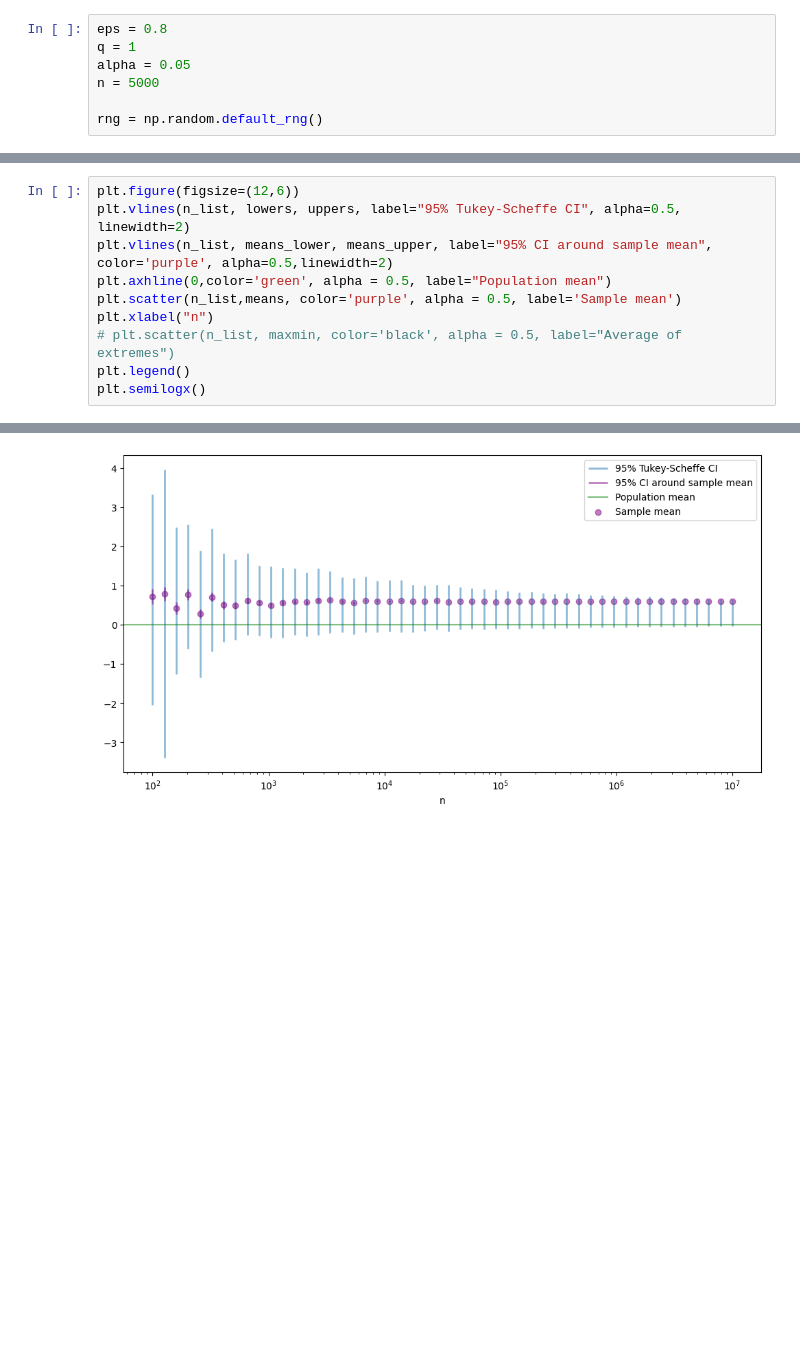
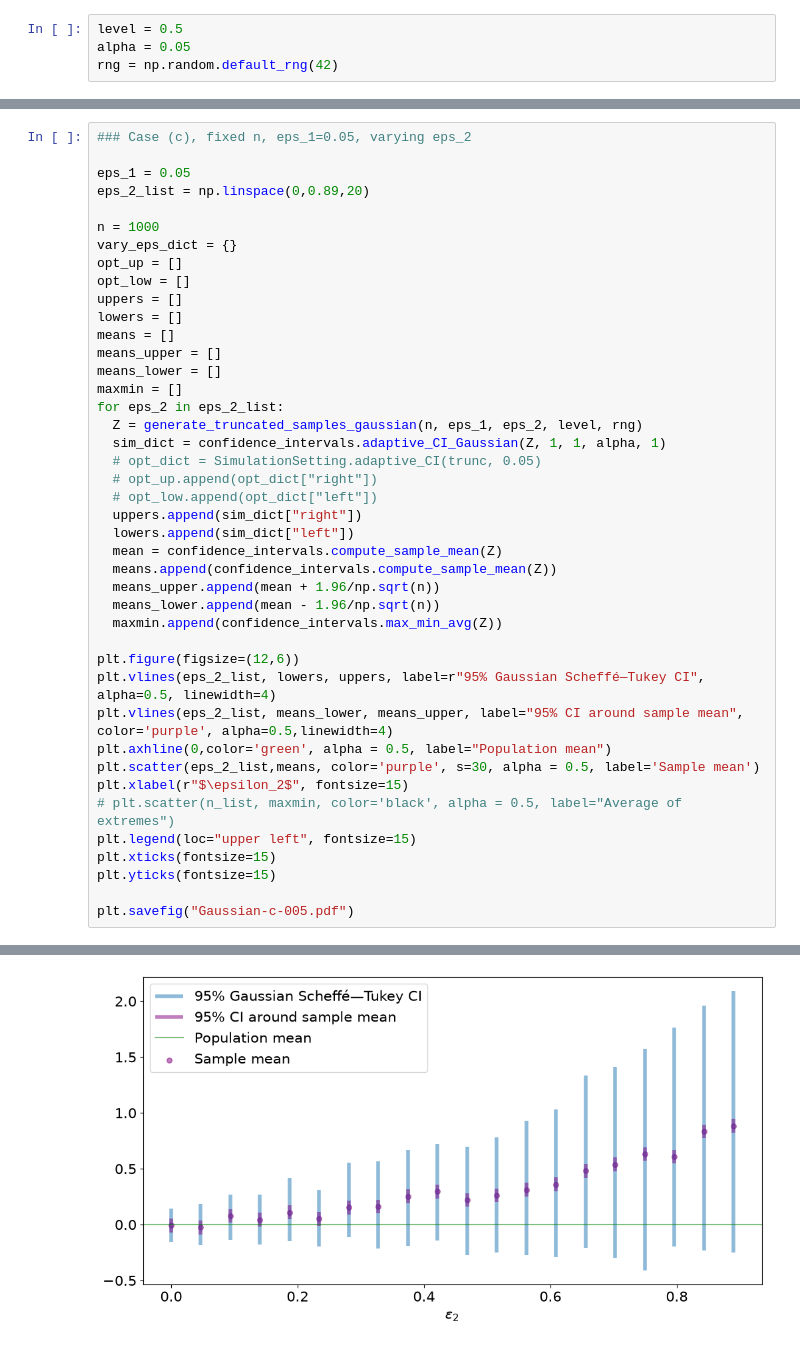
Before and after one commit to kabirverchand/AdaptiveCI, a Jupyter notebook: Gaussian-CI.ipynb, the cells around one changed output, grey strips where cells are left out. Cells and saved outputs as stored; diff of their text form; blank space fills up the shorter version.

Commit message:
Update simulations and clean old files

```diff
--- a/Gaussian-CI.ipynb
+++ b/Gaussian-CI.ipynb
@@ -7,7 +53,4 @@ import pandas as pd
 # %%
-eps = 0.8
-q = 1
+level = 0.5
 alpha = 0.05
-n = 5000
-
-rng = np.random.default_rng()
+rng = np.random.default_rng(42)
@@ -39,11 +143,43 @@ for n in n_list:
 # %%
+### Case (c), fixed n, eps_1=0.05, varying eps_2
+
+eps_1 = 0.05
+eps_2_list = np.linspace(0,0.89,20)
+
+n = 1000
+vary_eps_dict = {}
+opt_up = []
+opt_low = []
+uppers = []
+lowers = []
+means = []
+means_upper = []
+means_lower = []
+maxmin = []
+for eps_2 in eps_2_list:
+  Z = generate_truncated_samples_gaussian(n, eps_1, eps_2, level, rng)
+  sim_dict = confidence_intervals.adaptive_CI_Gaussian(Z, 1, 1, alpha, 1)
+  # opt_dict = SimulationSetting.adaptive_CI(trunc, 0.05)
+  # opt_up.append(opt_dict["right"])
+  # opt_low.append(opt_dict["left"])
+  uppers.append(sim_dict["right"])
+  lowers.append(sim_dict["left"])
+  mean = confidence_intervals.compute_sample_mean(Z)
+  means.append(confidence_intervals.compute_sample_mean(Z))
+  means_upper.append(mean + 1.96/np.sqrt(n))
+  means_lower.append(mean - 1.96/np.sqrt(n))
+  maxmin.append(confidence_intervals.max_min_avg(Z))
+
 plt.figure(figsize=(12,6))
-plt.vlines(n_list, lowers, uppers, label="95% Tukey-Scheffe CI", alpha=0.5, linewidth=2)
-plt.vlines(n_list, means_lower, means_upper, label="95% CI around sample mean", color='purple', alpha=0.5,linewidth=2)
+plt.vlines(eps_2_list, lowers, uppers, label=r"95% Gaussian Scheffé—Tukey CI", alpha=0.5, linewidth=4)
+plt.vlines(eps_2_list, means_lower, means_upper, label="95% CI around sample mean", color='purple', alpha=0.5,linewidth=4)
 plt.axhline(0,color='green', alpha = 0.5, label="Population mean")
-plt.scatter(n_list,means, color='purple', alpha = 0.5, label='Sample mean')
-plt.xlabel("n")
+plt.scatter(eps_2_list,means, color='purple', s=30, alpha = 0.5, label='Sample mean')
+plt.xlabel(r"$\epsilon_2$", fontsize=15)
 # plt.scatter(n_list, maxmin, color='black', alpha = 0.5, label="Average of extremes")
-plt.legend()
-plt.semilogx()
+plt.legend(loc="upper left", fontsize=15)
+plt.xticks(fontsize=15)
+plt.yticks(fontsize=15)
+
+plt.savefig("Gaussian-c-005.pdf")
 # %% [output]
@@ -51,2 +186,2 @@ plt.semilogx()
-[figure, old version]
+[figure, new version]
 # %%
```
Also changed, not shown: parts of 17 cells of this notebook, 7 other files.
